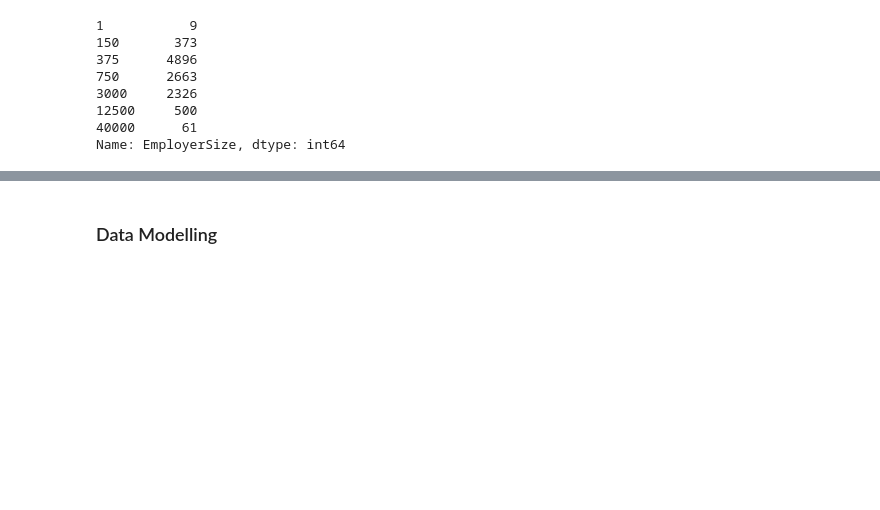
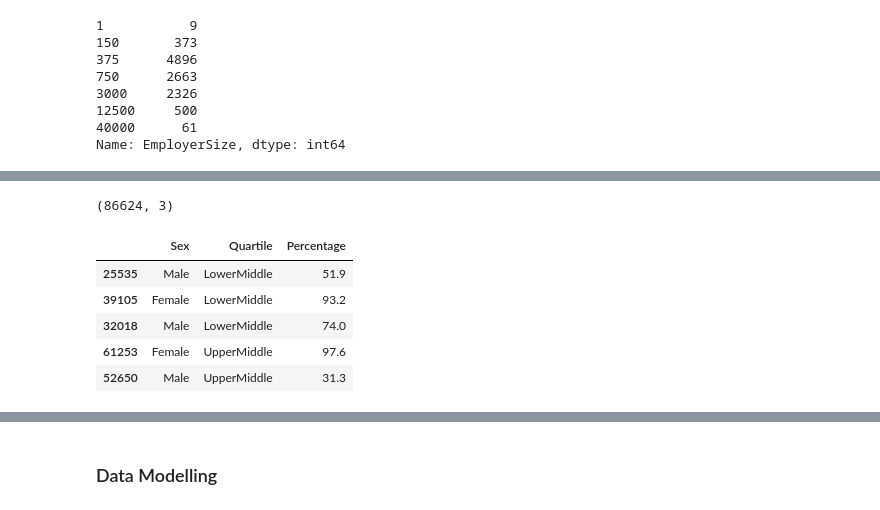
Before and after one commit to leanguardia/gender-pay-gap-uk, a Jupyter notebook: UK-Gender-Pay-Gap.ipynb, the cells around one changed output, grey strips where cells are left out. Drawn from its saved outputs; the diff is of its cells as text; code cells hidden in the pictures; blank space fills up the shorter version.

```diff
--- a/UK-Gender-Pay-Gap.ipynb
+++ b/UK-Gender-Pay-Gap.ipynb
@@ -163,0 +197,15 @@ axs[1].plot(range(0,7), np.sort(df.EmployerSizeLog.unique()), marker=".")
+# %%
+melt_quartiles = pd.melt(full_quartiles, id_vars=['Sex'], var_name='Quartile',
+    value_vars=['Lower', 'LowerMiddle', 'UpperMiddle', 'Top'],
+    value_name='Percentage'
+)
+print(melt_quartiles.shape)
+melt_quartiles.sample(5)
+# %% [output]
+(86624, 3)
+|  | Sex | Quartile | Percentage |
+| 25535 | Male | LowerMiddle | 51.9 |
+| 39105 | Female | LowerMiddle | 93.2 |
+| 32018 | Male | LowerMiddle | 74.0 |
+| 61253 | Female | UpperMiddle | 97.6 |
+| 52650 | Male | UpperMiddle | 31.3 |
```
Also changed, not shown: parts of 14 cells of this notebook.
